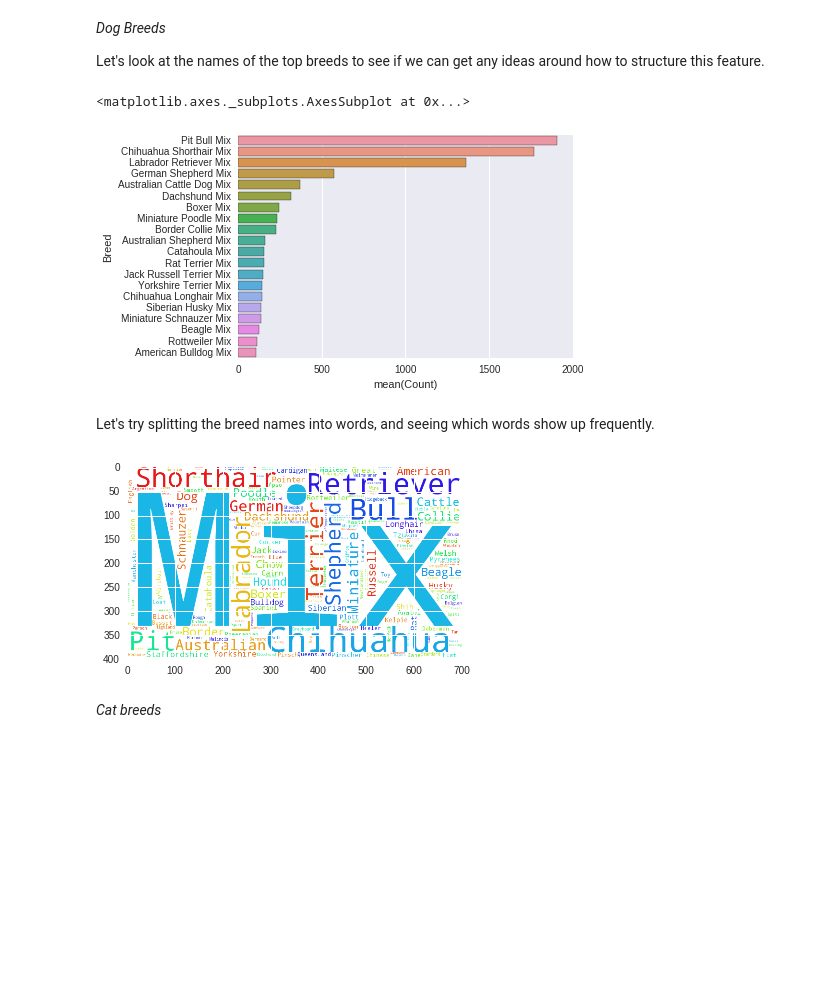
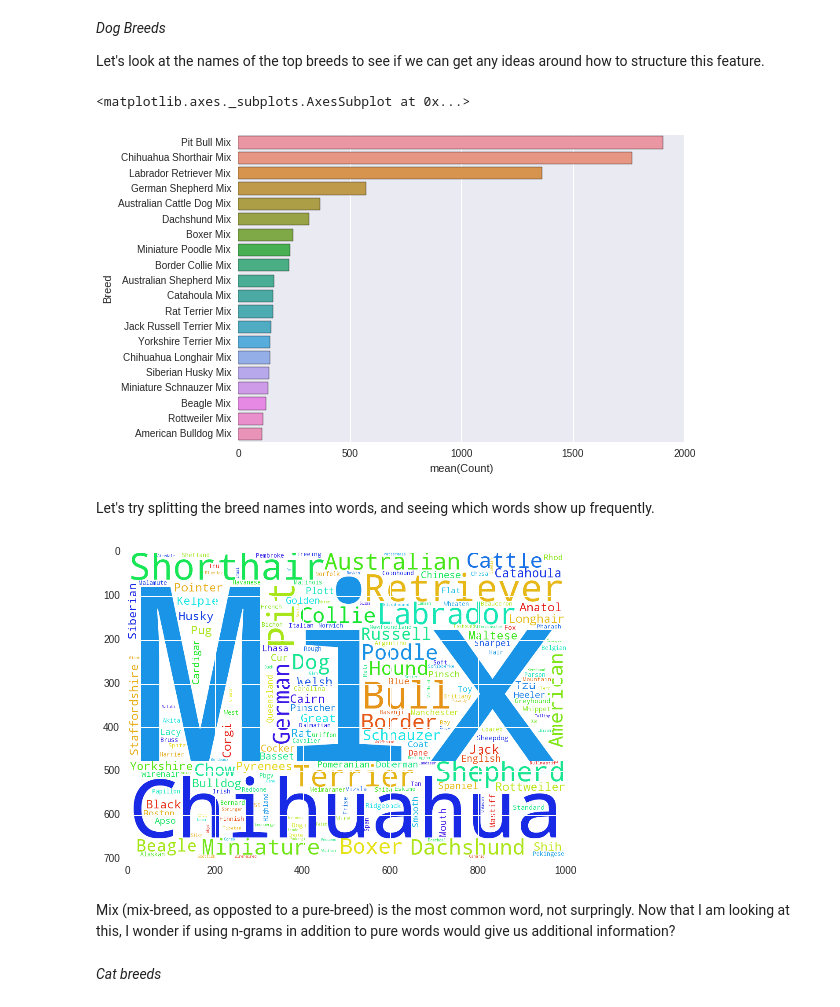
Before and after one commit to jakesherman/shelter-animals-kaggle, a Jupyter notebook: 1-exploring.ipynb, the cells around one changed output. Saved outputs shown, nothing was run; the diff lists cells and outputs as text; code cells hidden in the pictures; blank space fills up the shorter version.

```diff
--- a/1-exploring.ipynb
+++ b/1-exploring.ipynb
@@ -136,8 +136,7 @@ NeuteredSprayed, Sex = create_sex_variables(list(train['SexuponOutcome'].fillna(
 train = (train
          .assign(Neutered = NeuteredSprayed)
          .assign(Sex = Sex)
-         .drop(['SexuponOutcome'], axis = 1)
-        )
+         .drop(['SexuponOutcome'], axis = 1))
 # %%
 sns.countplot(x = "Neutered", data = train)
 # %% [output]
@@ -214,5 +214,4 @@ train = (train
          .assign(Month = train.DateTime.map(lambda x: x[5:7]))
          .assign(Day = train.DateTime.map(lambda x: day_of_the_week(x)))
          .assign(TimeOfDay = train.DateTime.map(lambda x: time_of_day(int(x[11:13]))))
-         .drop(['DateTime'], axis = 1)
-        )
+         .drop(['DateTime'], axis = 1))
@@ -276,42 +261,44 @@ sns.barplot(x = "Count", y = "Breed", data = (
         .head(n = 20)))
 # %% [output]
 <matplotlib.axes._subplots.AxesSubplot at 0x...>
-[figure, old version]
+[figure, new version]
 # %% [markdown]
 Let's try splitting the breed names into words, and seeing which words show up frequently.
 # %%
 def wordcount_dict(wordlist):
     results = {}
     for item in wordlist:
         item = re.split('\W+', item)
         for word in item:
             try:
                 results[word] += 1
             except:
                 results[word] = 1
     return results
 
 def wordcloud_string(wordcount_dict):
     final_list = []
     for word, count in wordcount_dict.items():
         final_list += [word] * count
     return ' '.join(final_list)
 
 def display_wordcloud(wordcloud_string):
     wordcloud = (
-        WordCloud(background_color = 'white', stopwords = STOPWORDS, height = 400, width = 700)
+        WordCloud(background_color = 'white', stopwords = STOPWORDS, height = 700, width = 1000)
         .generate(wordcloud_string))
     plt.imshow(wordcloud)
     plt.show()
     return None
 
 display_wordcloud(
     wordcloud_string(
         wordcount_dict(list(train.query('AnimalType == "Dog"')['Breed']))
     )
 )
 # %% [output]
-[figure, old version]
+[figure, new version]
+# %% [markdown]
+Mix (mix-breed, as opposted to a pure-breed) is the most common word, not surpringly. Now that I am looking at this, I wonder if using n-grams in addition to pure words would give us additional information?
 # %% [markdown]
 *Cat breeds*
 # %%
```
Also changed, not shown: parts of 12 cells of this notebook.
